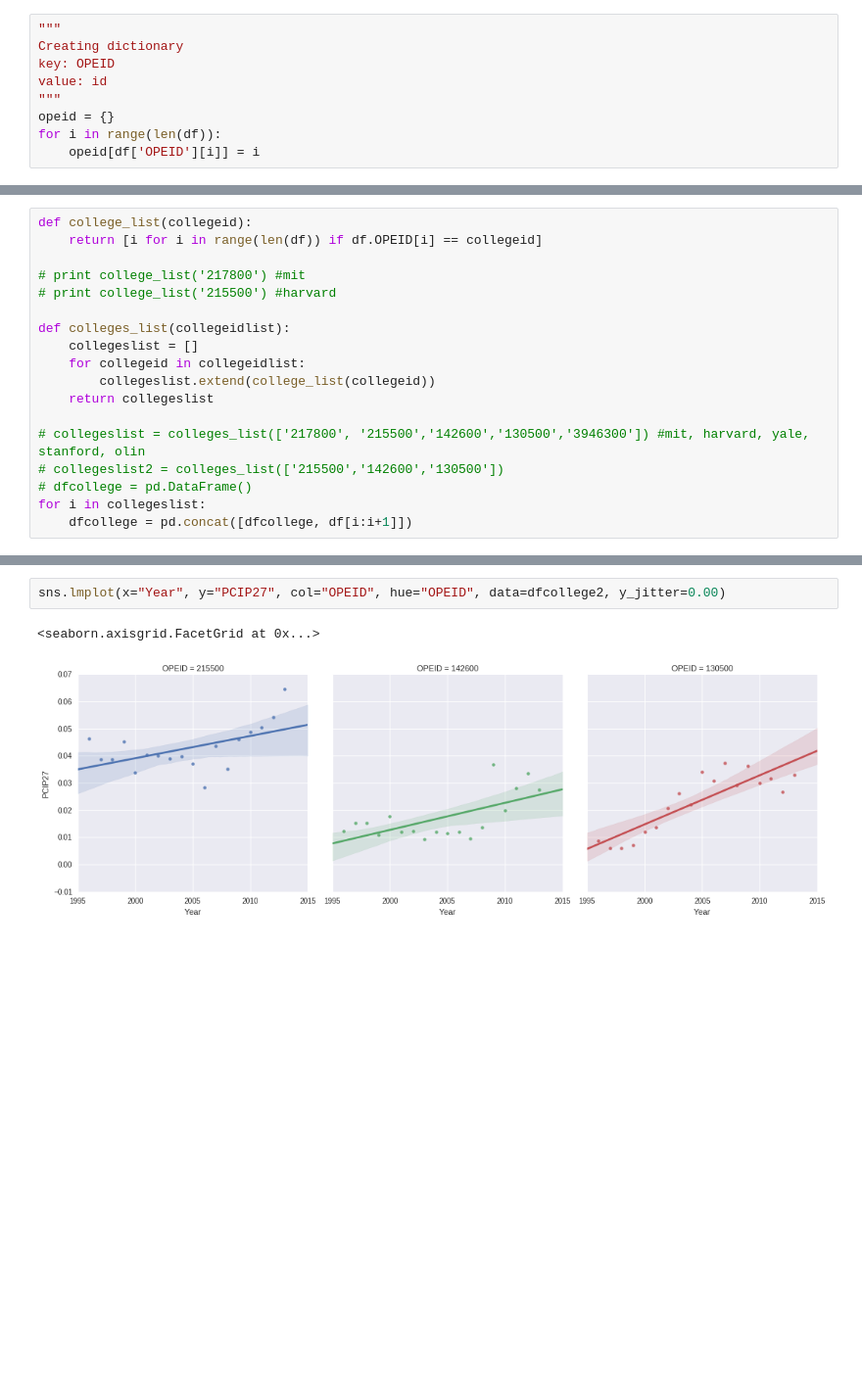
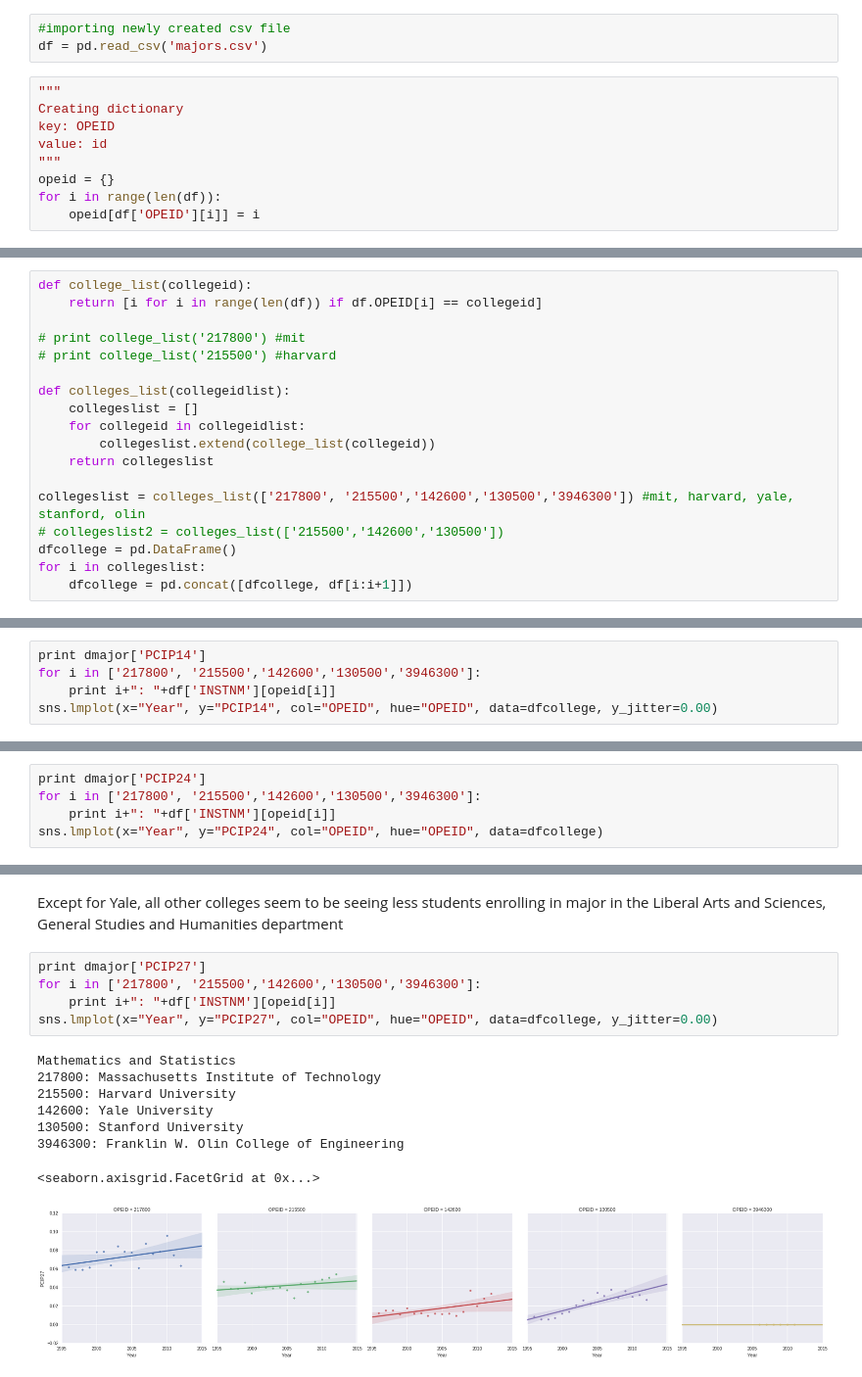
Before and after one commit to tj-kim/DataScience16CTW, a Jupyter notebook: majoroveryears.ipynb, the cells around one changed output, grey strips where cells are left out. Shown: that part at 98% size. Saved outputs shown, nothing was run; the diff lists cells and outputs as text; blank space fills up the shorter version.

Commit message:
college majors

```diff
--- a/majoroveryears.ipynb
+++ b/majoroveryears.ipynb
@@ -94,3 +96,6 @@ df = pd.concat([major96, major97,major98, major99, major00,
+# %%
+#importing newly created csv file
+df = pd.read_csv('majors.csv')
 # %%
 """
 Creating dictionary
@@ -173,9 +251,9 @@ def colleges_list(collegeidlist):
         collegeslist.extend(college_list(collegeid))
     return collegeslist
 
-# collegeslist = colleges_list(['217800', '215500','142600','130500','3946300']) #mit, harvard, yale, stanford, olin
+collegeslist = colleges_list(['217800', '215500','142600','130500','3946300']) #mit, harvard, yale, stanford, olin
 # collegeslist2 = colleges_list(['215500','142600','130500'])
-# dfcollege = pd.DataFrame()
+dfcollege = pd.DataFrame()
 for i in collegeslist:
     dfcollege = pd.concat([dfcollege, df[i:i+1]])
 # %%
@@ -185,0 +268,5 @@ sns.pointplot(data=dfcollege2, x = 'Year', y ='PCIP14', hue='OPEID')
+# %%
+print dmajor['PCIP14']
+for i in ['217800', '215500','142600','130500','3946300']:
+    print i+": "+df['INSTNM'][opeid[i]]
+sns.lmplot(x="Year", y="PCIP14", col="OPEID", hue="OPEID", data=dfcollege, y_jitter=0.00)
@@ -185,0 +284,5 @@ sns.pointplot(data=dfcollege2, x = 'Year', y ='PCIP14', hue='OPEID')
+# %%
+print dmajor['PCIP24']
+for i in ['217800', '215500','142600','130500','3946300']:
+    print i+": "+df['INSTNM'][opeid[i]]
+sns.lmplot(x="Year", y="PCIP24", col="OPEID", hue="OPEID", data=dfcollege)
@@ -186,5 +298,16 @@ sns.pointplot(data=dfcollege2, x = 'Year', y ='PCIP14', hue='OPEID')
+# %% [markdown]
+Except for Yale, all other colleges seem to be seeing less students enrolling in major in the Liberal Arts and Sciences, General Studies and Humanities department
 # %%
-sns.lmplot(x="Year", y="PCIP27", col="OPEID", hue="OPEID", data=dfcollege2, y_jitter=0.00)
+print dmajor['PCIP27']
+for i in ['217800', '215500','142600','130500','3946300']:
+    print i+": "+df['INSTNM'][opeid[i]]
+sns.lmplot(x="Year", y="PCIP27", col="OPEID", hue="OPEID", data=dfcollege, y_jitter=0.00)
 # %% [output]
-<seaborn.axisgrid.FacetGrid at 0x...>
+Mathematics and Statistics
+217800: Massachusetts Institute of Technology
+215500: Harvard University
+142600: Yale University
+130500: Stanford University
+3946300: Franklin W. Olin College of Engineering
+<seaborn.axisgrid.FacetGrid at 0x...>
-[figure, old version]
+[figure, new version]
```
Also changed, not shown: parts of 34 cells of this notebook, 3 other files.
